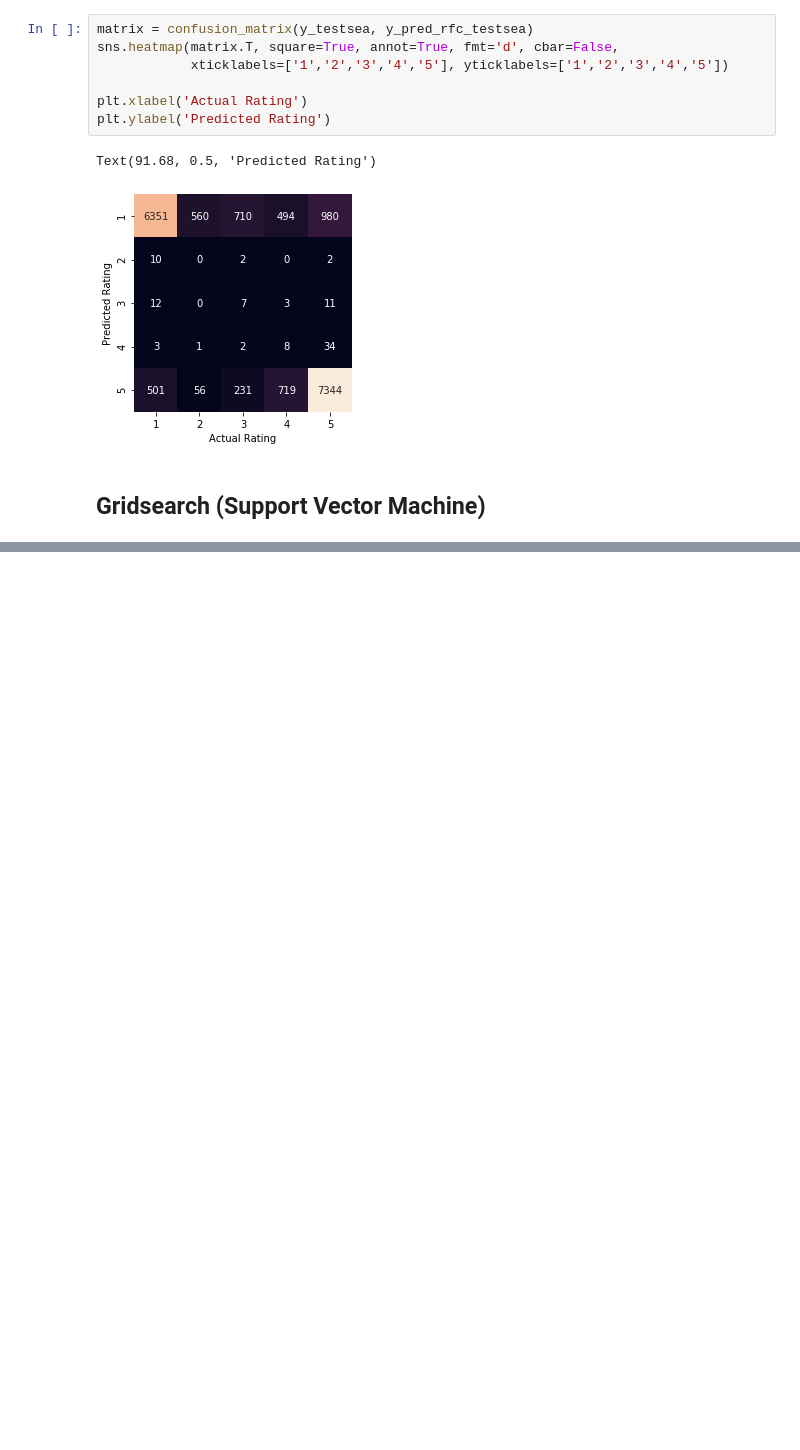
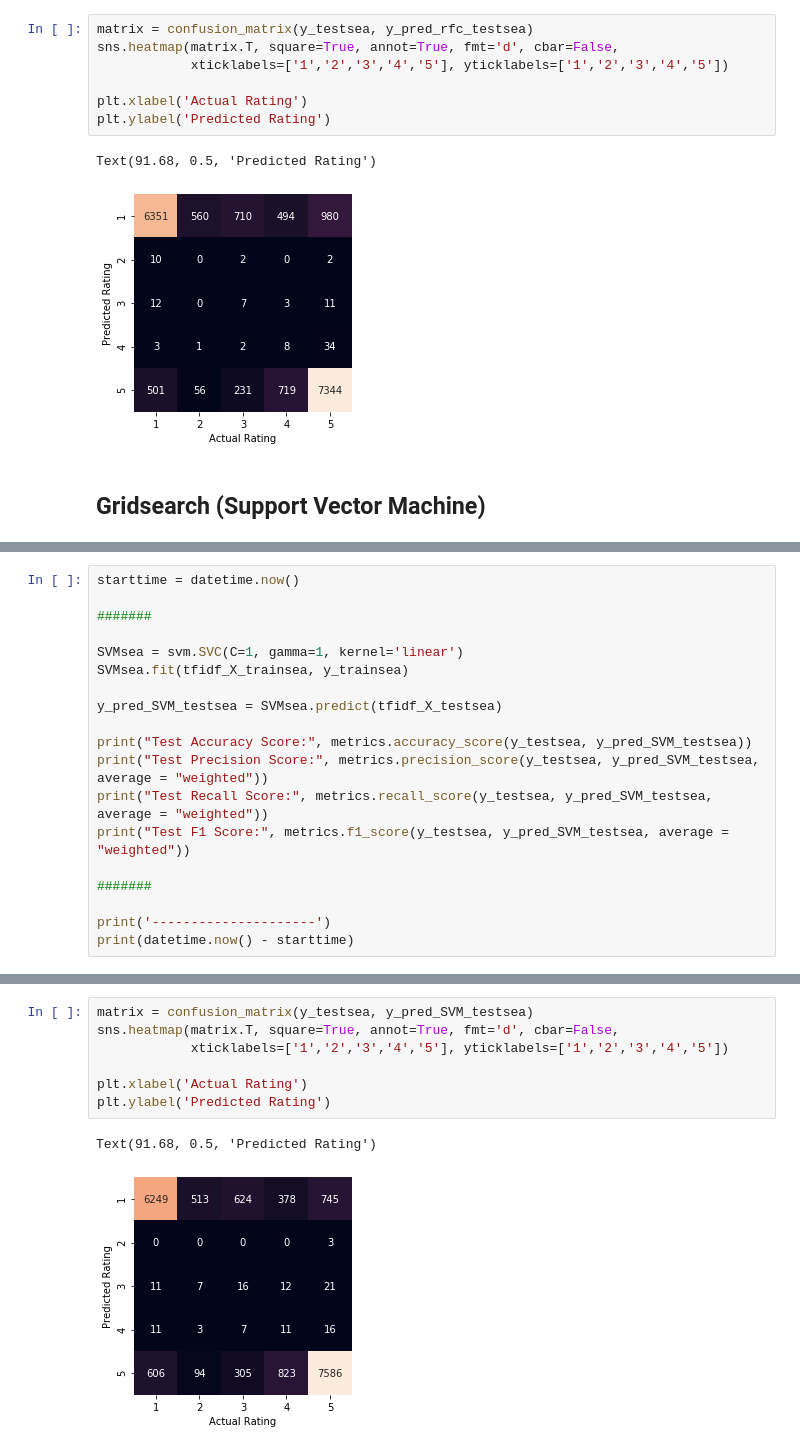
Before and after one commit to Moses-Lin/romreview, a Jupyter notebook: Modeling.ipynb, the cells around one changed output, grey strips where cells are left out. Cells and saved outputs as stored; diff of their text form; blank space fills up the shorter version.

```diff
--- a/Modeling.ipynb
+++ b/Modeling.ipynb
@@ -820,0 +854,19 @@ Text(91.68, 0.5, 'Predicted Rating')
+# %%
+starttime = datetime.now()
+
+#######
+
+SVMsea = svm.SVC(C=1, gamma=1, kernel='linear')
+SVMsea.fit(tfidf_X_trainsea, y_trainsea)
+
+y_pred_SVM_testsea = SVMsea.predict(tfidf_X_testsea)
+
+print("Test Accuracy Score:", metrics.accuracy_score(y_testsea, y_pred_SVM_testsea))
+print("Test Precision Score:", metrics.precision_score(y_testsea, y_pred_SVM_testsea, average = "weighted"))
+print("Test Recall Score:", metrics.recall_score(y_testsea, y_pred_SVM_testsea, average = "weighted"))
+print("Test F1 Score:", metrics.f1_score(y_testsea, y_pred_SVM_testsea, average = "weighted"))
+
+#######
+
+print('---------------------')
+print(datetime.now() - starttime)
@@ -820,0 +886,10 @@ Text(91.68, 0.5, 'Predicted Rating')
+# %%
+matrix = confusion_matrix(y_testsea, y_pred_SVM_testsea)
+sns.heatmap(matrix.T, square=True, annot=True, fmt='d', cbar=False,
+            xticklabels=['1','2','3','4','5'], yticklabels=['1','2','3','4','5'])
+
+plt.xlabel('Actual Rating')
+plt.ylabel('Predicted Rating')
+# %% [output]
+Text(91.68, 0.5, 'Predicted Rating')
+[figure, added]
```
Also changed, not shown: parts of 31 cells of this notebook.
